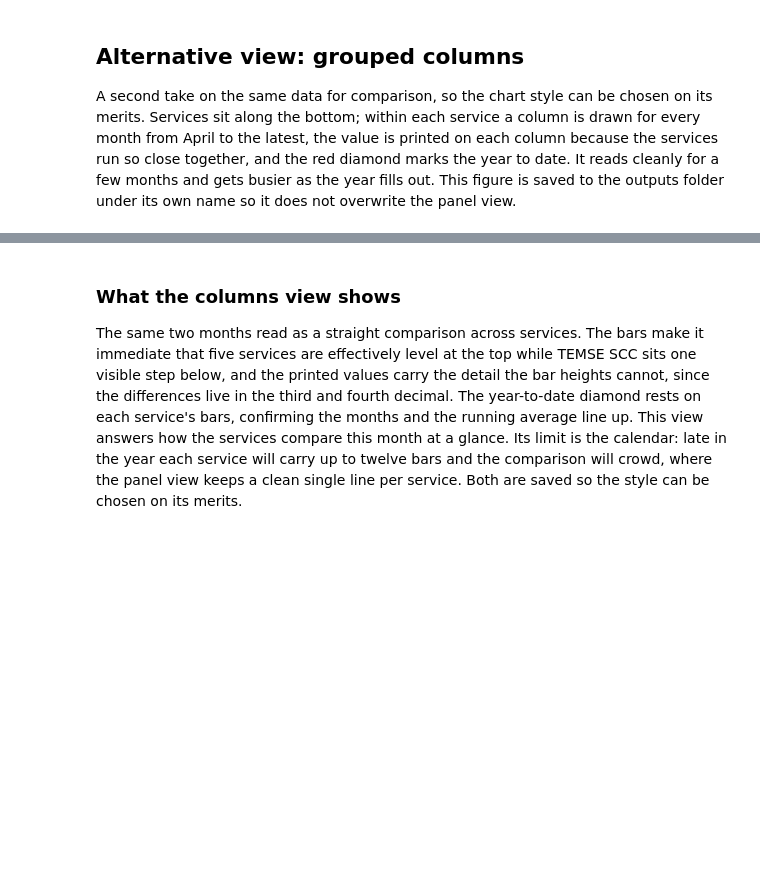
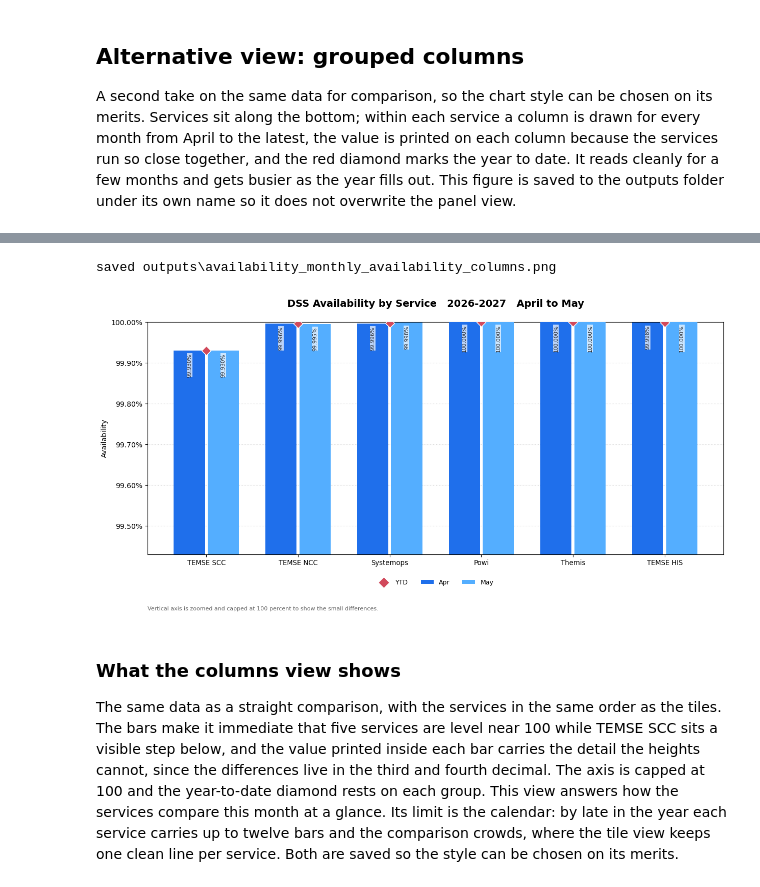
Before and after one commit to ErickChauke/availability-visualiser, a Jupyter notebook: notebook.ipynb, the cells around one changed output, grey strips where cells are left out. Saved outputs shown, nothing was run; the diff lists cells and outputs as text; code cells hidden in the pictures; blank space fills up the shorter version.

```diff
--- a/notebook.ipynb
+++ b/notebook.ipynb
@@ -324,7 +311,62 @@ saved outputs\availability_monthly_availability_columns.png
+# %%
+# Months in shades of blue, year to date as a red diamond. Services follow the tile order.
+COL_MONTH_COLORS = ["#1f6feb", "#54aeff", "#a5d6ff"]
+COL_YTD = "#d1495b"
+col_services = order  # same order as the tile view, most interesting first
+
+all_vals = pd.concat([monthly["availability"], ytd_now]).dropna()
+ymin = all_vals.min() - Y_AXIS_PAD
+ymax = 100  # never above 100 percent
+
+fig, ax = plt.subplots(figsize=(12.5, 6.8))
+fig.patch.set_facecolor("white")
+n = len(filled_months)
+group_w = 0.74
+bar_w = group_w / n
+base = list(range(len(col_services)))
+label_box = dict(facecolor="white", alpha=0.7, edgecolor="none", pad=0.4)
+
+for j, m in enumerate(filled_months):
+    vals = [monthly[(monthly["service"] == s) & (monthly["month"] == m)]["availability"].values[0]
+            for s in col_services]
+    offs = [b - group_w / 2 + bar_w / 2 + j * bar_w for b in base]
+    ax.bar(offs, vals, width=bar_w * 0.92, color=COL_MONTH_COLORS[j % len(COL_MONTH_COLORS)],
+           label=str(m)[:3], zorder=3)
+    for xo, v in zip(offs, vals):
+        ax.annotate(f"{v:.3f}%", (xo, v), textcoords="offset points", xytext=(0, -4),
+                    ha="center", va="top", rotation=90, fontsize=7.5, color="#24292f",
+                    bbox=label_box, zorder=5)
+
+for b, s in zip(base, col_services):
+    ax.scatter([b], [ytd_now[s]], marker="D", s=85, color=COL_YTD, zorder=4,
+               edgecolor="white", linewidth=1)
+ax.scatter([], [], marker="D", s=85, color=COL_YTD, label="YTD")
+
+ax.set_xticks(base)
+ax.set_xticklabels(col_services, fontsize=9.5)
+ax.set_ylim(ymin, ymax)
+ax.yaxis.set_major_formatter(mticker.FuncFormatter(lambda v, _: f"{v:.2f}%"))
+ax.grid(axis="y", linestyle=":", alpha=0.5)
+ax.legend(loc="lower center", bbox_to_anchor=(0.5, -0.16), frameon=False, ncol=n + 1, fontsize=9)
+ax.set_title(f"DSS Availability by Service   {sheet}   April to {latest_month}",
+             fontsize=14, fontweight="bold", pad=22)
+ax.set_ylabel("Availability")
+ax.text(0.0, -0.24, "Vertical axis is zoomed and capped at 100 percent to show the small differences.",
+        transform=ax.transAxes, fontsize=8, color="#666666")
+fig.tight_layout()
+fig.subplots_adjust(top=0.88)
+
+fig_path_columns = OUT_PATH / f"{STEM}_monthly_availability_columns.png"
+fig.savefig(fig_path_columns, dpi=170, bbox_inches="tight", facecolor="white")
+print("saved", fig_path_columns)
+plt.show()
+# %% [output]
+saved outputs\availability_monthly_availability_columns.png
+[figure, added]
 # %% [markdown]
 ### What the columns view shows
 
-The same two months read as a straight comparison across services. The bars make it immediate that five services are effectively level at the top while TEMSE SCC sits one visible step below, and the printed values carry the detail the bar heights cannot, since the differences live in the third and fourth decimal. The year-to-date diamond rests on each service's bars, confirming the months and the running average line up. This view answers how the services compare this month at a glance. Its limit is the calendar: late in the year each service will carry up to twelve bars and the comparison will crowd, where the panel view keeps a clean single line per service. Both are saved so the style can be chosen on its merits.
+The same data as a straight comparison, with the services in the same order as the tiles. The bars make it immediate that five services are level near 100 while TEMSE SCC sits a visible step below, and the value printed inside each bar carries the detail the heights cannot, since the differences live in the third and fourth decimal. The axis is capped at 100 and the year-to-date diamond rests on each group. This view answers how the services compare this month at a glance. Its limit is the calendar: by late in the year each service carries up to twelve bars and the comparison crowds, where the tile view keeps one clean line per service. Both are saved so the style can be chosen on its merits.
 # %% [markdown]
 ## Summary and observations
 
```
Also changed, not shown: parts of 7 cells of this notebook, 2 other files.
